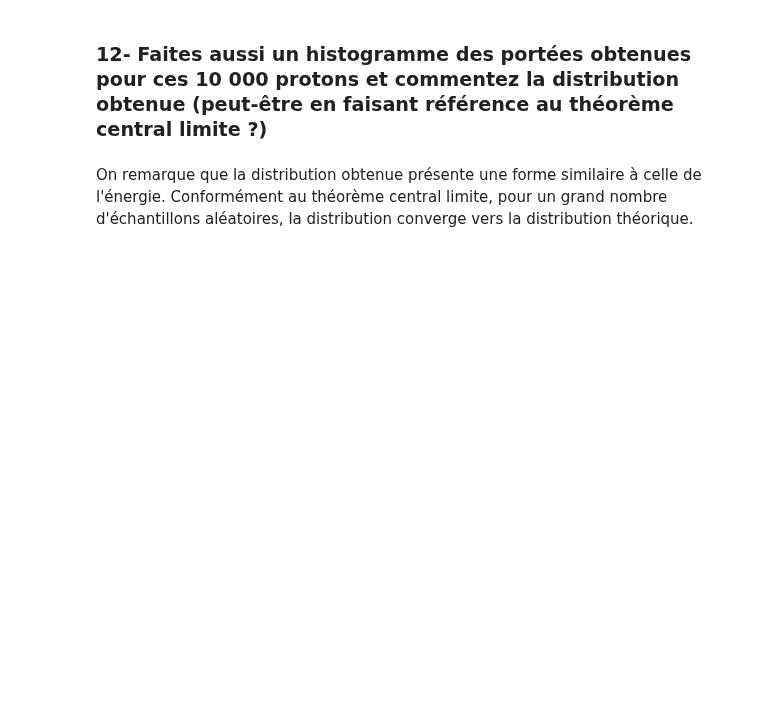
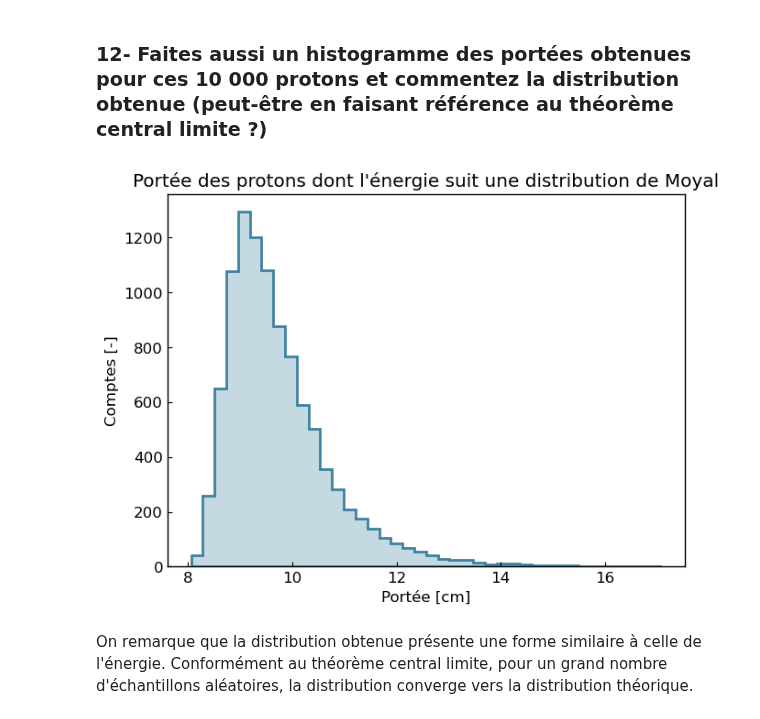
Before and after one commit to mamar828/physique_numerique, a Jupyter notebook: devoirs/tp1/tp1.ipynb, the cells around one changed output. Drawn from its saved outputs; the diff is of its cells as text; code cells hidden in the pictures; blank space fills up the shorter version.

```diff
--- a/devoirs/tp1/tp1.ipynb
+++ b/devoirs/tp1/tp1.ipynb
@@ -501,11 +526,13 @@ Nous constatons que l'implémentation de la méthode de Romberg est plus efficac
 # %% [markdown]
 ### 12- Faites aussi un histogramme des portées obtenues pour ces 10 000 protons et commentez la distribution obtenue (peut-être en faisant référence au théorème central limite ?)
 # %%
-portees = [sp.integrate.quad(f, 3, proton)[0] for proton in distribution]
+portees = [sp.integrate.quad(f_os, 3, proton)[0] for proton in distribution]
 
 fig = gl.Figure('Portée [cm]', 'Comptes [-]', title="Portée des protons dont l'énergie suit une distribution de Moyal")
 fig.add_elements(gl.Histogram(portees, number_of_bins=40, label='', normalize=False))
 fig.show(legend=False)
+# %% [output]
+[figure, added]
 # %% [markdown]
 On remarque que la distribution obtenue présente une forme similaire à celle de l'énergie. Conformément au théorème central limite, pour un grand nombre d'échantillons aléatoires, la distribution converge vers la distribution théorique.
 # %% [markdown]
```
Also changed, not shown: parts of 13 cells of this notebook.
